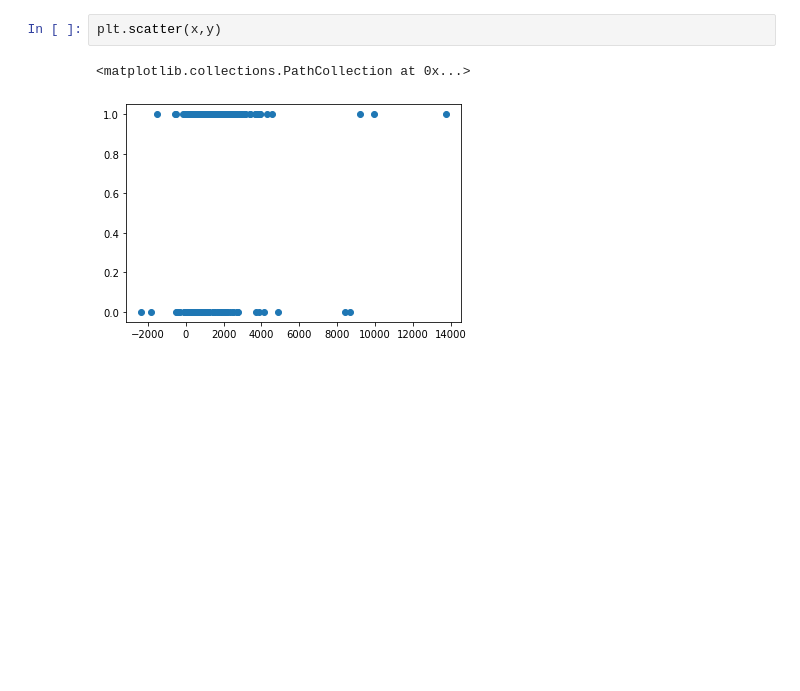
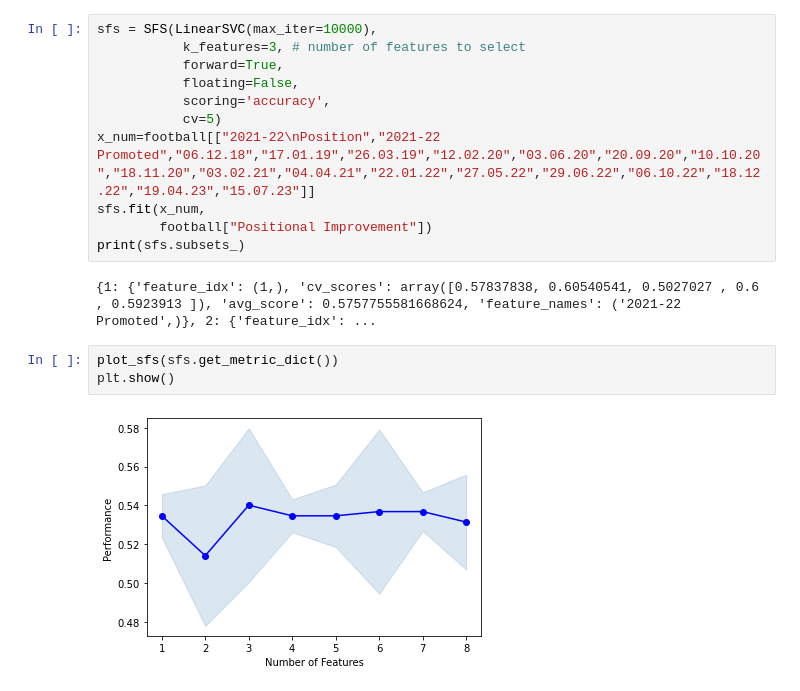
Before and after one commit to Sebbybobbler/Machine-Learning-Particle-Rank-Predictor-Portoflio, a Jupyter notebook: Project Data.ipynb, the cells around one changed output. Drawn from its saved outputs; the diff is of its cells as text; blank space fills up the shorter version.

```diff
--- a/Project Data.ipynb
+++ b/Project Data.ipynb
@@ -127,5 +120,18 @@ np.unique(y_test,return_counts=True)
-# %%
-plt.scatter(x,y)
-# %% [output]
-<matplotlib.collections.PathCollection at 0x...>
-[figure, removed]
+# %%
+sfs = SFS(LinearSVC(max_iter=10000),
+           k_features=3, # number of features to select
+           forward=True,
+           floating=False,
+           scoring='accuracy',
+           cv=5)
+x_num=football[["2021-22\nPosition","2021-22 Promoted","06.12.18","17.01.19","26.03.19","12.02.20","03.06.20","20.09.20","10.10.20","18.11.20","03.02.21","04.04.21","22.01.22","27.05.22","29.06.22","06.10.22","18.12.22","19.04.23","15.07.23"]]
+sfs.fit(x_num,
+        football["Positional Improvement"])
+print(sfs.subsets_)
+# %% [output]
+{1: {'feature_idx': (1,), 'cv_scores': array([0.57837838, 0.60540541, 0.5027027 , 0.6       , 0.5923913 ]), 'avg_score': 0.5757755581668624, 'feature_names': ('2021-22 Promoted',)}, 2: {'feature_idx': ...
+# %%
+plot_sfs(sfs.get_metric_dict())
+plt.show()
+# %% [output]
+[figure, added]
```
Also changed, not shown: parts of 6 cells of this notebook.
